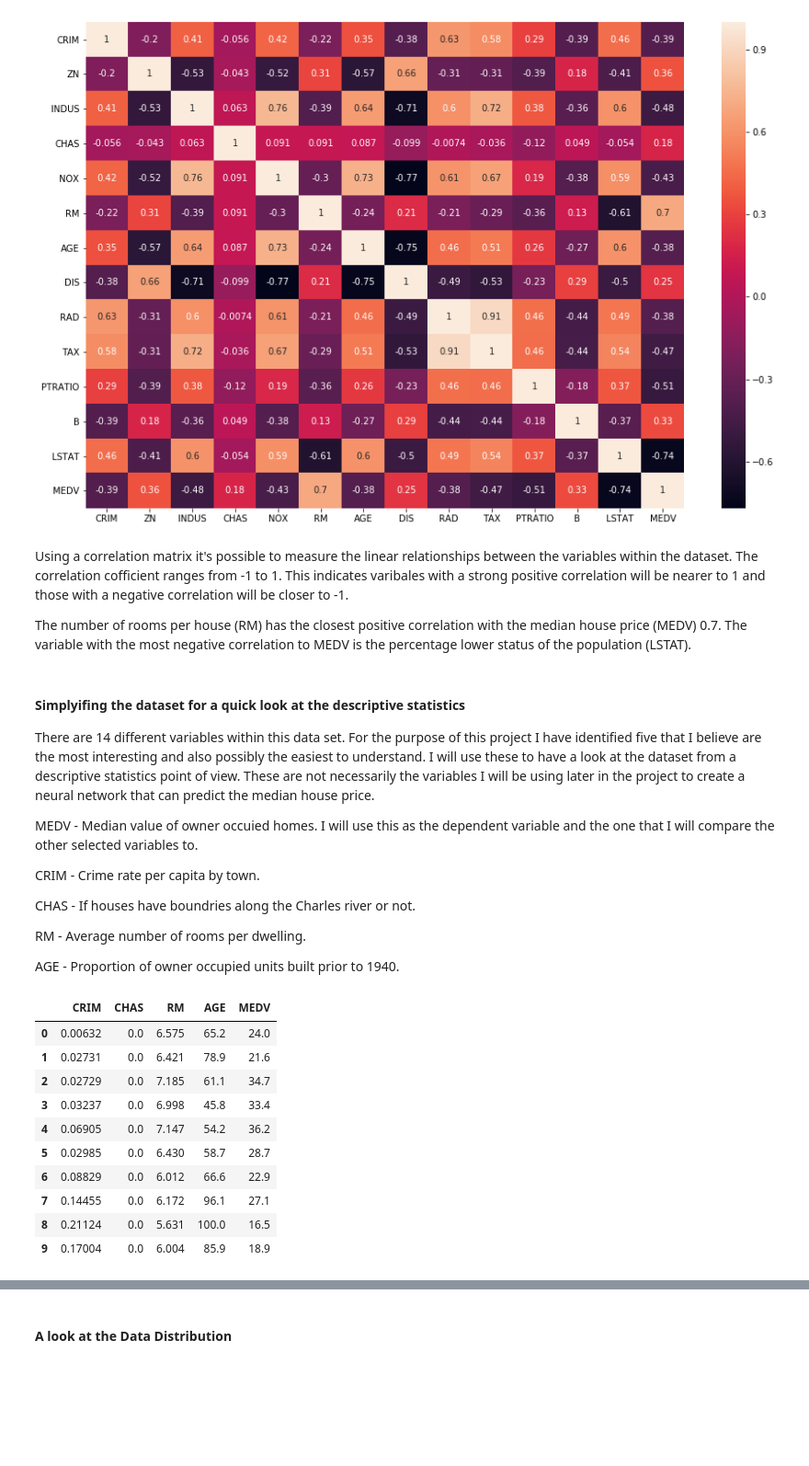
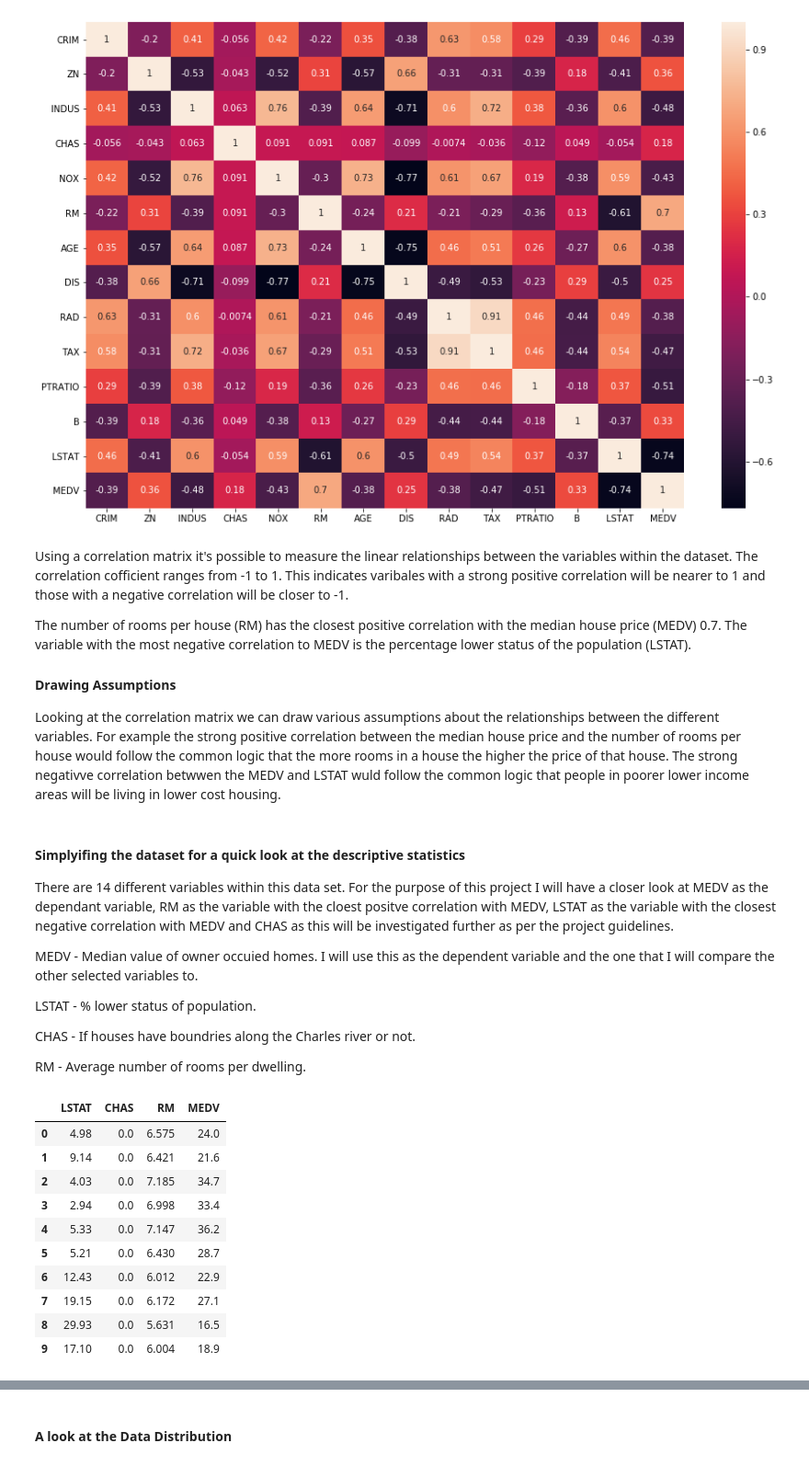
Before and after one commit to TommyVaughan/Boston-House-Prices, a Jupyter notebook: Machine Learning & Statistics - Boston House Prices.ipynb, the cells around one changed output, grey strips where cells are left out. Shown at 92% size. Cells and saved outputs as stored; diff of their text form; code cells hidden in the pictures; blank space fills up the shorter version.

```diff
--- a/Machine Learning & Statistics - Boston House Prices.ipynb
+++ b/Machine Learning & Statistics - Boston House Prices.ipynb
@@ -91,32 +109,35 @@ sns.heatmap(data=correlation_matrix, annot=True)
 Using a correlation matrix it's possible to measure the linear relationships between the variables within the dataset. The correlation cofficient ranges from -1 to 1. This indicates varibales with a strong positive correlation will be nearer to 1 and those with a negative correlation will be closer to -1.
 
 The number of rooms per house (RM) has the closest positive correlation with the median house price (MEDV) 0.7. The variable with the most negative correlation to MEDV is the percentage lower status of the population (LSTAT).
+
+#### Drawing Assumptions
+
+Looking at the correlation matrix we can draw various assumptions about the relationships between the different variables.
+For example the strong positive correlation between the median house price and the number of rooms per house would follow the common logic that the more rooms in a house the higher the price of that house. The strong negativve correlation betwwen the MEDV and LSTAT wuld follow the common logic that people in poorer lower income areas will be living in lower cost housing.
 # %% [markdown]
 #### Simplyifing the dataset for a quick look at the descriptive statistics
 
-There are 14 different variables within this data set. For the purpose of this project I have identified five that I believe are the most interesting and also possibly the easiest to understand. I will use these to have a look at the dataset from a descriptive statistics point of view. These are not necessarily the variables I will be using later in the project to create a neural network that can predict the median house price.
+There are 14 different variables within this data set. For the purpose of this project I will have a closer look at MEDV as the dependant variable, RM as the variable with the cloest positve correlation with MEDV, LSTAT as the variable with the closest negative correlation with MEDV and CHAS as this will be investigated further as per the project guidelines.
 
 MEDV - Median value of owner occuied homes. I will use this as the dependent variable and the one that I will compare the other selected variables to.
 
-CRIM - Crime rate per capita by town.
+LSTAT - % lower status of population.
 
 CHAS - If houses have boundries along the Charles river or not.
 
 RM - Average number of rooms per dwelling.
-
-AGE - Proportion of owner occupied units built prior to 1940.
 # %%
-boston1 = boston.loc[:, ["CRIM", "CHAS", "RM", "AGE", "MEDV"]] # Tidying up the data to focus on the five variables I mentioned above.
-boston1.head(10) # Creating new dataframe to represent only the variables I am interested in
+boston1 = boston.loc[:, ["LSTAT", "CHAS", "RM", "MEDV"]] # Tidying up the data to focus on the four variables I mentioned above.
+boston1.head(10)
 # %% [output]
-|  | CRIM | CHAS | RM | AGE | MEDV |
-| 0 | 0.00632 | 0.0 | 6.575 | 65.2 | 24.0 |
-| 1 | 0.02731 | 0.0 | 6.421 | 78.9 | 21.6 |
-| 2 | 0.02729 | 0.0 | 7.185 | 61.1 | 34.7 |
-| 3 | 0.03237 | 0.0 | 6.998 | 45.8 | 33.4 |
-| 4 | 0.06905 | 0.0 | 7.147 | 54.2 | 36.2 |
-| 5 | 0.02985 | 0.0 | 6.430 | 58.7 | 28.7 |
-| 6 | 0.08829 | 0.0 | 6.012 | 66.6 | 22.9 |
-| 7 | 0.14455 | 0.0 | 6.172 | 96.1 | 27.1 |
-| 8 | 0.21124 | 0.0 | 5.631 | 100.0 | 16.5 |
-| 9 | 0.17004 | 0.0 | 6.004 | 85.9 | 18.9 |
+|  | LSTAT | CHAS | RM | MEDV |
+| 0 | 4.98 | 0.0 | 6.575 | 24.0 |
+| 1 | 9.14 | 0.0 | 6.421 | 21.6 |
+| 2 | 4.03 | 0.0 | 7.185 | 34.7 |
+| 3 | 2.94 | 0.0 | 6.998 | 33.4 |
+| 4 | 5.33 | 0.0 | 7.147 | 36.2 |
+| 5 | 5.21 | 0.0 | 6.430 | 28.7 |
+| 6 | 12.43 | 0.0 | 6.012 | 22.9 |
+| 7 | 19.15 | 0.0 | 6.172 | 27.1 |
+| 8 | 29.93 | 0.0 | 5.631 | 16.5 |
+| 9 | 17.10 | 0.0 | 6.004 | 18.9 |
```
Also changed, not shown: parts of 40 cells of this notebook, 1 other file.
